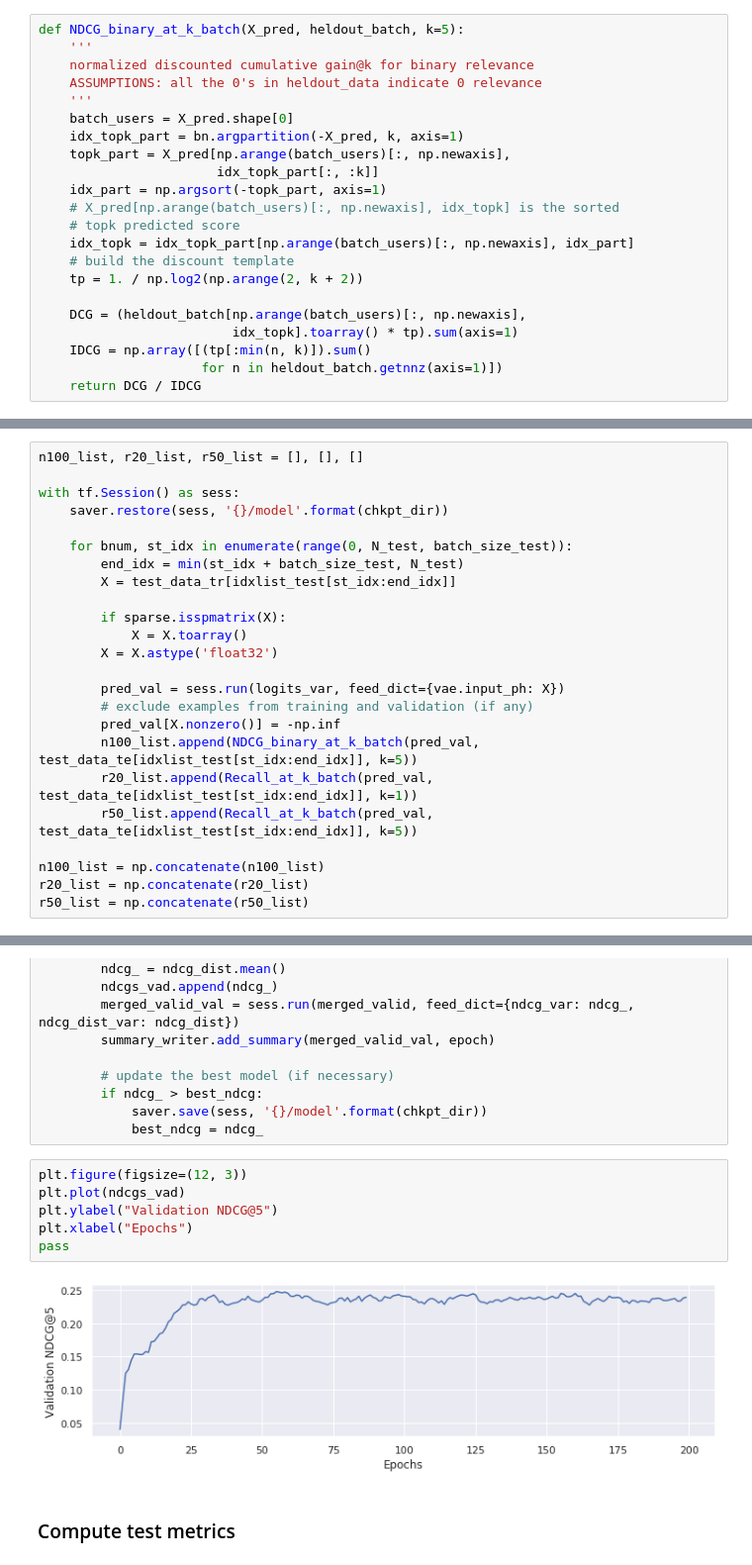
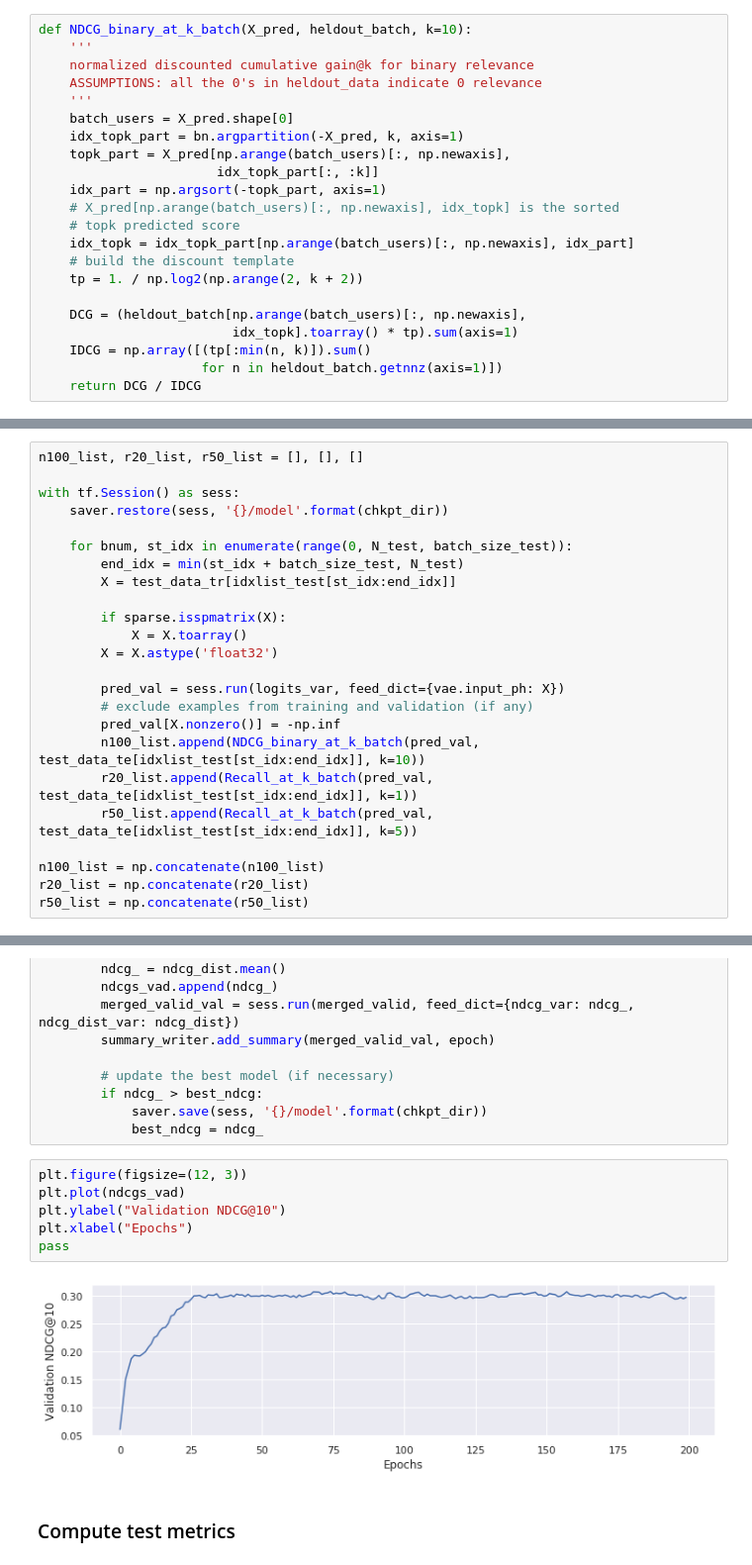
Before and after one commit to arrowill74/GPUbackup, a Jupyter notebook: Baseline/vae_cf/VAE_ML20M_WWW2018.ipynb, the cells around one changed output, grey strips where cells are left out. Shown: that part at 99% size. Drawn from its saved outputs; the diff is of its cells as text.

```diff
--- a/Baseline/vae_cf/VAE_ML20M_WWW2018.ipynb
+++ b/Baseline/vae_cf/VAE_ML20M_WWW2018.ipynb
@@ -504,7 +504,7 @@ anneal_cap = 0.2
 # %% [markdown]
 Evaluate function: Normalized discounted cumulative gain (NDCG@k) and Recall@k
 # %%
-def NDCG_binary_at_k_batch(X_pred, heldout_batch, k=5):
+def NDCG_binary_at_k_batch(X_pred, heldout_batch, k=10):
     '''
     normalized discounted cumulative gain@k for binary relevance
     ASSUMPTIONS: all the 0's in heldout_data indicate 0 relevance
@@ -712,7 +712,7 @@ with tf.Session() as sess:
         pred_val = sess.run(logits_var, feed_dict={vae.input_ph: X})
         # exclude examples from training and validation (if any)
         pred_val[X.nonzero()] = -np.inf
-        n100_list.append(NDCG_binary_at_k_batch(pred_val, test_data_te[idxlist_test[st_idx:end_idx]], k=5))
+        n100_list.append(NDCG_binary_at_k_batch(pred_val, test_data_te[idxlist_test[st_idx:end_idx]], k=10))
         r20_list.append(Recall_at_k_batch(pred_val, test_data_te[idxlist_test[st_idx:end_idx]], k=1))
         r50_list.append(Recall_at_k_batch(pred_val, test_data_te[idxlist_test[st_idx:end_idx]], k=5))
 
@@ -831,11 +831,11 @@ with tf.Session() as sess:
 # %%
 plt.figure(figsize=(12, 3))
 plt.plot(ndcgs_vad)
-plt.ylabel("Validation NDCG@5")
+plt.ylabel("Validation NDCG@10")
 plt.xlabel("Epochs")
 pass
 # %% [output]
-[figure, old version]
+[figure, new version]
 # %% [markdown]
 ### Compute test metrics
 # %%
```
Also changed, not shown: parts of 4 cells of this notebook, 10 other files.
